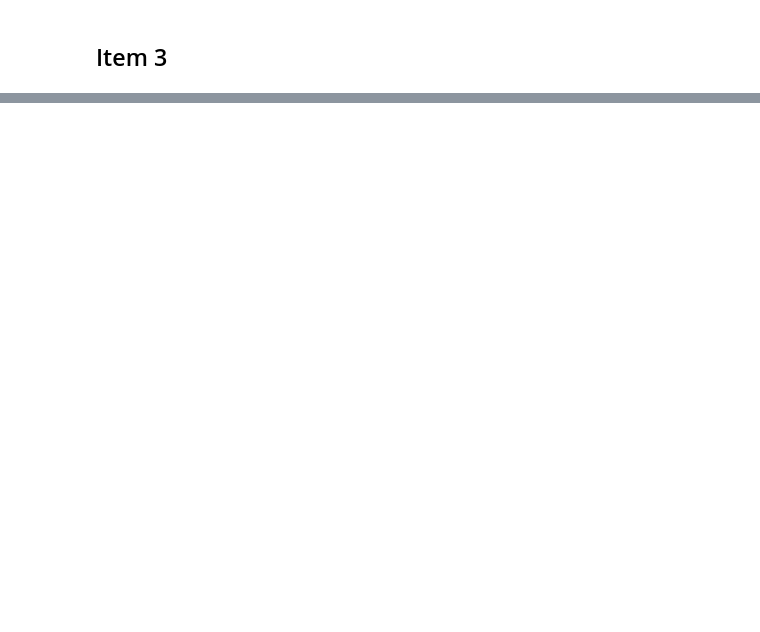
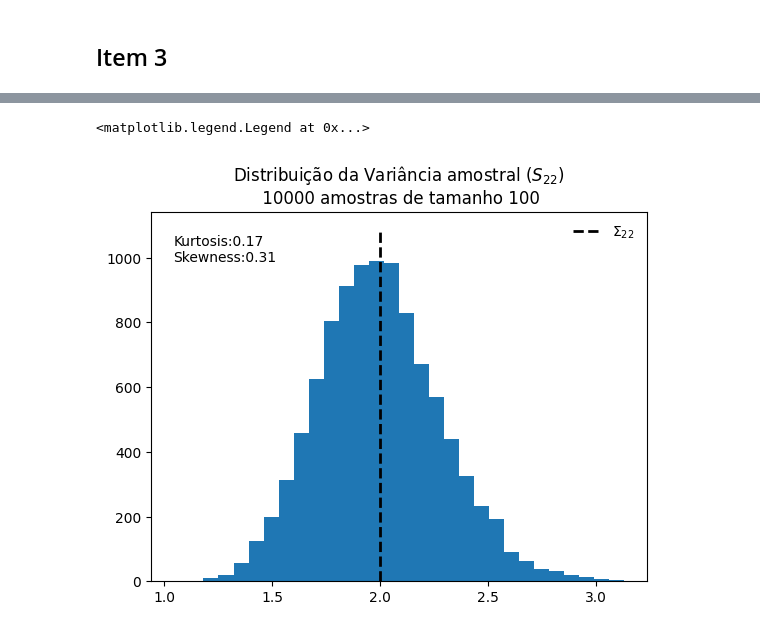
Before and after one commit to estevanmendes/metodos_estatisticos, a Jupyter notebook: prova.ipynb, the cells around one changed output, grey strips where cells are left out. Cells and saved outputs as stored; diff of their text form; code cells hidden in the pictures; blank space fills up the shorter version.

```diff
--- a/prova.ipynb
+++ b/prova.ipynb
@@ -199,0 +264,9 @@ I
+# %%
+hist=plt.hist(vetor_covariancias_amostrais[:,-1],bins=30)
+plt.title(r'Distribuição da Variância amostral ($S_{22}$)'+f'\n {numero_amostras} amostras de tamanho {tamanho_amostral}')
+plt.vlines(covariance_matrix[1,1],0,hist[0].max()*1.1,label='$\Sigma_{22}$',color='black',linestyles='dashed',linewidth=2)
+plot_kurtosis_and_skewness(vetor_covariancias_amostrais[:,-1],hist)
+plt.legend(frameon=False)
+# %% [output]
+<matplotlib.legend.Legend at 0x...>
+[figure, added]
```
Also changed, not shown: parts of 23 cells of this notebook.
